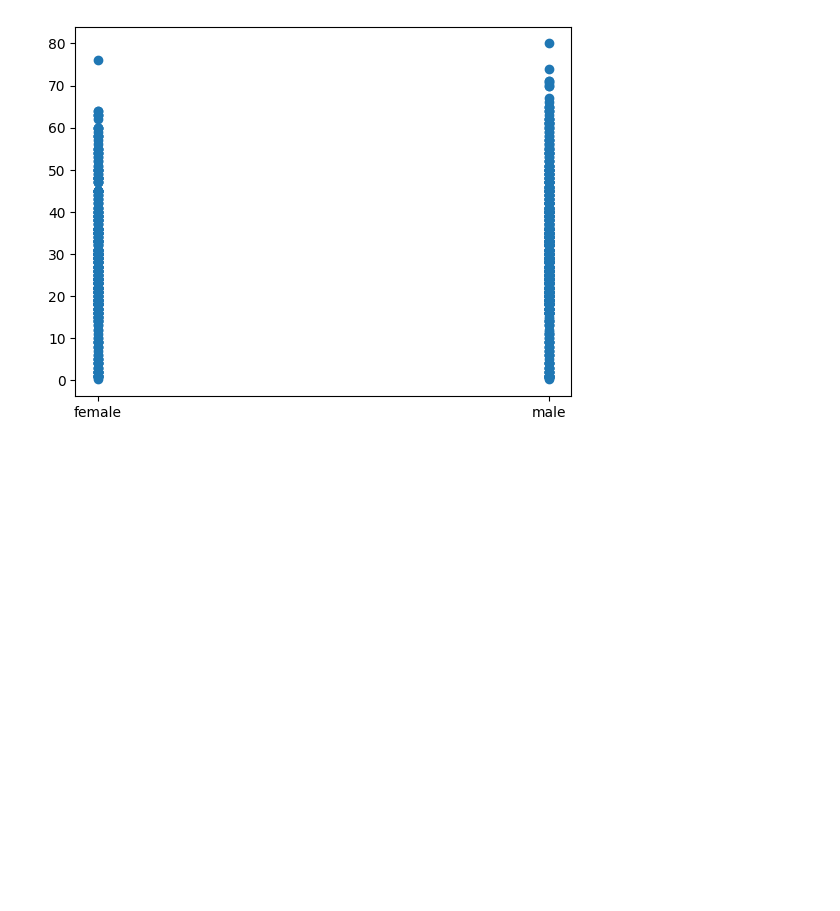
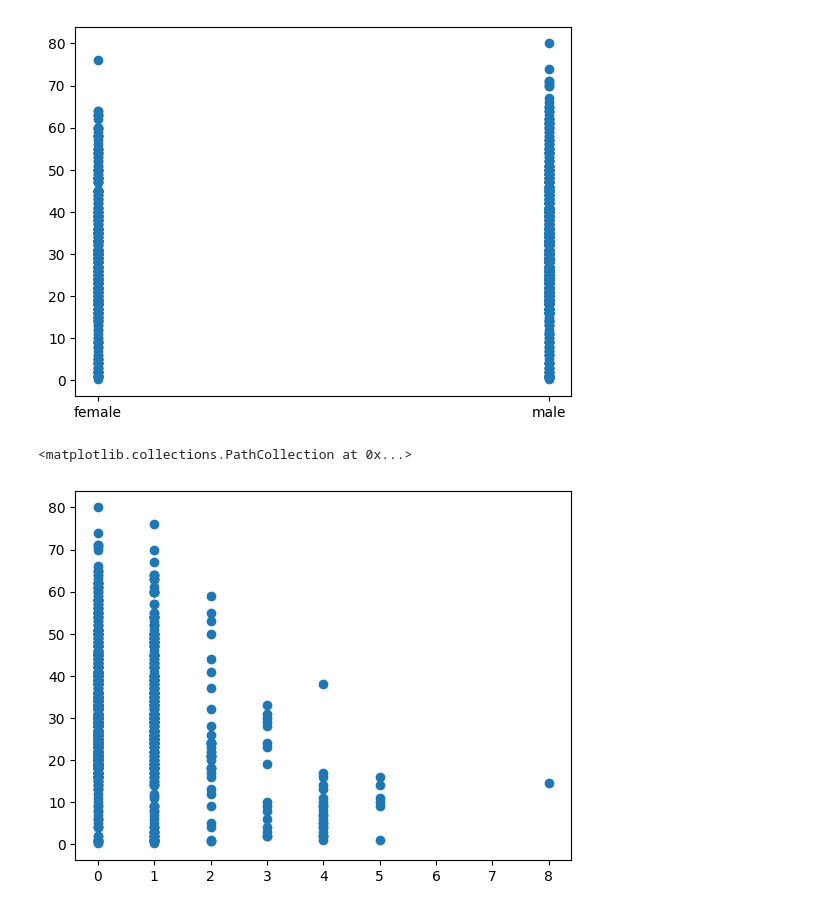
Before and after one commit to AshaS591/Data-Analytics, a Jupyter notebook: scatter.ipynb, the cells around one changed output. Drawn from its saved outputs; the diff is of its cells as text; code cells hidden in the pictures; blank space fills up the shorter version.

```diff
--- a/scatter.ipynb
+++ b/scatter.ipynb
@@ -29,3 +29,8 @@ plt.scatter(df['sex'],df['age'])
 plt.show()
 # %% [output]
 [figure]
+# %%
+plt.scatter(df['sibsp'],df['age'])
+# %% [output]
+<matplotlib.collections.PathCollection at 0x...>
+[figure, added]
```
